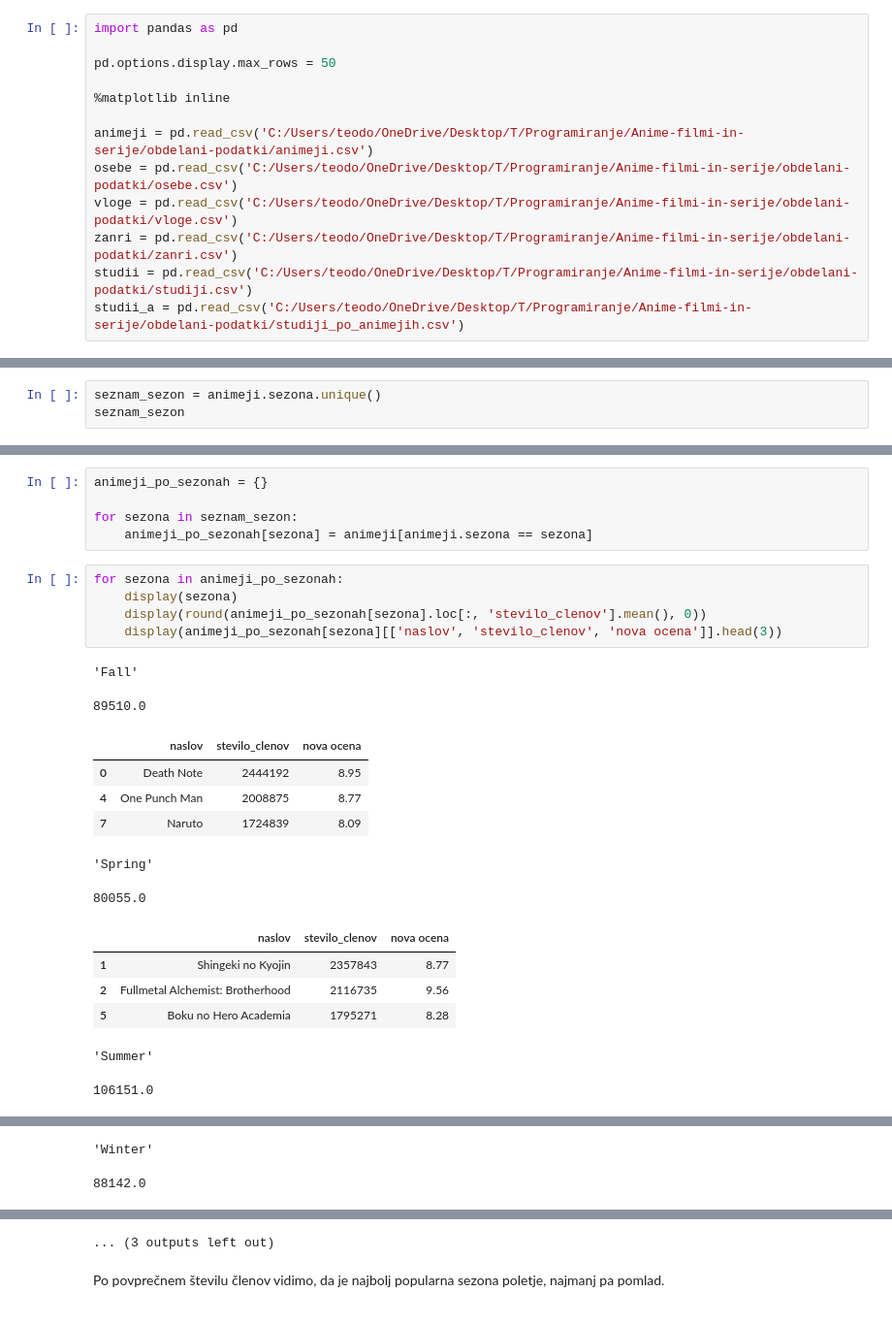
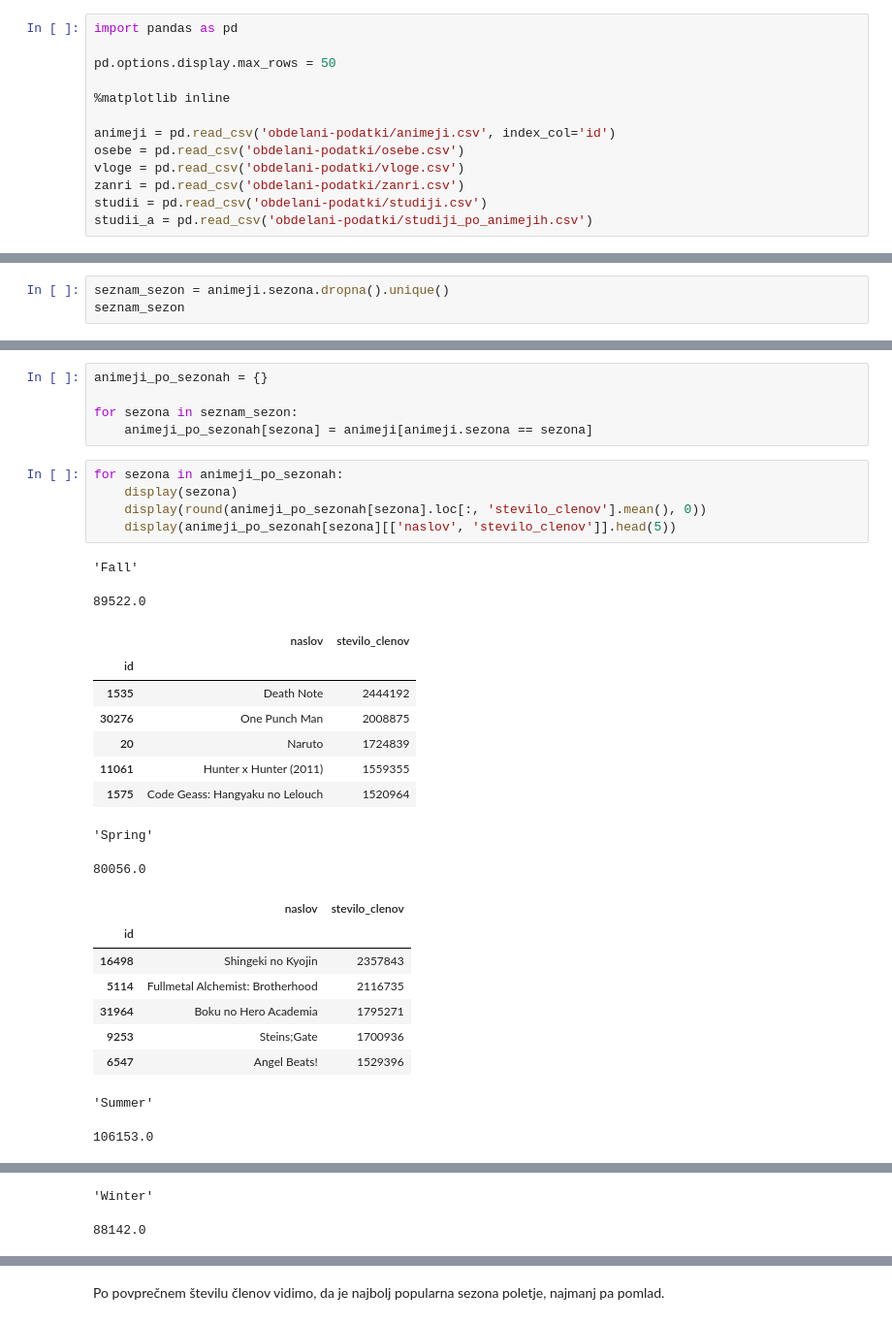
Before and after one commit to Teodora-Cvetkovic/Anime-filmi-in-serije, a Jupyter notebook: Anime_serije.ipynb, the cells around one changed output, grey strips where cells are left out. Shown at 97% size. Drawn from its saved outputs; the diff is of its cells as text.

```diff
--- a/Anime_serije.ipynb
+++ b/Anime_serije.ipynb
@@ -12,12 +12,12 @@ pd.options.display.max_rows = 50
 
 %matplotlib inline
 
-animeji = pd.read_csv('C:/Users/teodo/OneDrive/Desktop/T/Programiranje/Anime-filmi-in-serije/obdelani-podatki/animeji.csv')
-osebe = pd.read_csv('C:/Users/teodo/OneDrive/Desktop/T/Programiranje/Anime-filmi-in-serije/obdelani-podatki/osebe.csv')
-vloge = pd.read_csv('C:/Users/teodo/OneDrive/Desktop/T/Programiranje/Anime-filmi-in-serije/obdelani-podatki/vloge.csv')
-zanri = pd.read_csv('C:/Users/teodo/OneDrive/Desktop/T/Programiranje/Anime-filmi-in-serije/obdelani-podatki/zanri.csv')
-studii = pd.read_csv('C:/Users/teodo/OneDrive/Desktop/T/Programiranje/Anime-filmi-in-serije/obdelani-podatki/studiji.csv')
-studii_a = pd.read_csv('C:/Users/teodo/OneDrive/Desktop/T/Programiranje/Anime-filmi-in-serije/obdelani-podatki/studiji_po_animejih.csv')
+animeji = pd.read_csv('obdelani-podatki/animeji.csv', index_col='id')
+osebe = pd.read_csv('obdelani-podatki/osebe.csv')
+vloge = pd.read_csv('obdelani-podatki/vloge.csv')
+zanri = pd.read_csv('obdelani-podatki/zanri.csv')
+studii = pd.read_csv('obdelani-podatki/studiji.csv')
+studii_a = pd.read_csv('obdelani-podatki/studiji_po_animejih.csv')
 # %% [markdown]
 Poglejmo si tabele.
 # %%
@@ -1529,4 +1613,4 @@ Vidimo, da se je, izmed 50 najbolj popularnih animejih, 18 začelo pomladi, med
 # %%
-seznam_sezon = animeji.sezona.unique()
+seznam_sezon = animeji.sezona.dropna().unique()
 seznam_sezon
 # %% [output]
@@ -1539,20 +1623,26 @@ for sezona in seznam_sezon:
 # %%
 for sezona in animeji_po_sezonah:
     display(sezona)
     display(round(animeji_po_sezonah[sezona].loc[:, 'stevilo_clenov'].mean(), 0))
-    display(animeji_po_sezonah[sezona][['naslov', 'stevilo_clenov', 'nova ocena']].head(3))
+    display(animeji_po_sezonah[sezona][['naslov', 'stevilo_clenov']].head(5))
 # %% [output]
 'Fall'
-89510.0
+89522.0
-|  | naslov | stevilo_clenov | nova ocena |
-| 0 | Death Note | 2444192 | 8.95 |
-| 4 | One Punch Man | 2008875 | 8.77 |
-| 7 | Naruto | 1724839 | 8.09 |
+|  | naslov | stevilo_clenov |
+| id |  |  |
+| 1535 | Death Note | 2444192 |
+| 30276 | One Punch Man | 2008875 |
+| 20 | Naruto | 1724839 |
+| 11061 | Hunter x Hunter (2011) | 1559355 |
+| 1575 | Code Geass: Hangyaku no Lelouch | 1520964 |
 'Spring'
-80055.0
+80056.0
-|  | naslov | stevilo_clenov | nova ocena |
-| 1 | Shingeki no Kyojin | 2357843 | 8.77 |
-| 2 | Fullmetal Alchemist: Brotherhood | 2116735 | 9.56 |
-| 5 | Boku no Hero Academia | 1795271 | 8.28 |
+|  | naslov | stevilo_clenov |
+| id |  |  |
+| 16498 | Shingeki no Kyojin | 2357843 |
+| 5114 | Fullmetal Alchemist: Brotherhood | 2116735 |
+| 31964 | Boku no Hero Academia | 1795271 |
+| 9253 | Steins;Gate | 1700936 |
+| 6547 | Angel Beats! | 1529396 |
 'Summer'
-106151.0
+106153.0
@@ -1569,4 +1665,3 @@ for sezona in animeji_po_sezonah:
-... (3 outputs left out)
 # %% [markdown]
 Po povprečnem številu členov vidimo, da je najbolj popularna sezona poletje, najmanj pa pomlad.
 # %%
```
Also changed, not shown: parts of 221 cells of this notebook, 1 other file.
